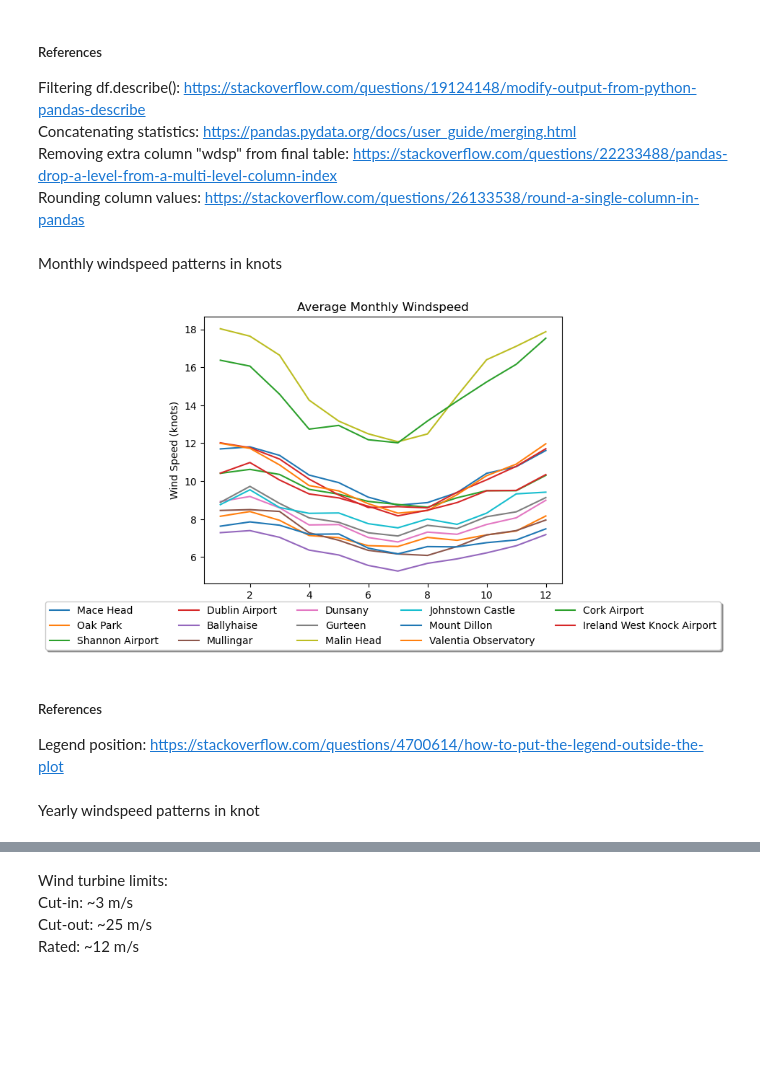
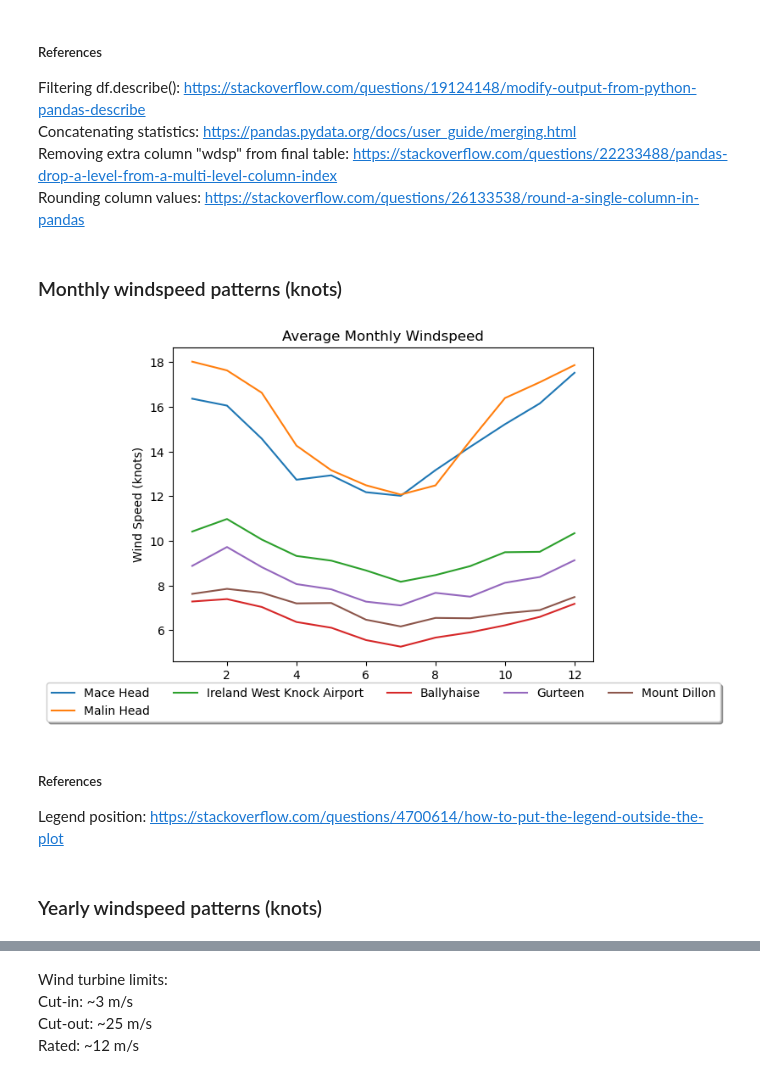
Before and after one commit to vanelyraa/programming-for-data-analytics, a Jupyter notebook: project/project.ipynb, the cells around one changed output, grey strips where cells are left out. Saved outputs shown, nothing was run; the diff lists cells and outputs as text; code cells hidden in the pictures; blank space fills up the shorter version.

Commit message:
Hourly data and clean up, stations reduced

```diff
--- a/project/project.ipynb
+++ b/project/project.ipynb
@@ -63,27 +52,16 @@ df_cork.head()
 # %%
 # Mapping CSV filepaths
 weather_files = {
-    "cork": "datasets/dly3904_cork.csv",
-    "oakpark": "datasets/dly375_oak_park.csv",
-    "shannon": "datasets/dly518_shannon.csv",
-    "dublin": "datasets/dly532_dublin.csv",
+    "mace": "datasets/dly275_mace_head.csv",
+    "malin": "datasets/dly1575_malin_head.csv",
+    "knock": "datasets/dly4935_knock_airport.csv",
     "ballyhaise": "datasets/dly675_ballyhaise.csv",
-    "mullingar": "datasets/dly875_mullingar.csv",
-    "dunsany": "datasets/dly1375_dunsany.csv",
     "gurteen": "datasets/dly1475_gurteen.csv",
-    "malin": "datasets/dly1575_malin_head.csv",
-    "johnstown": "datasets/dly1775_johnstown.csv",
-    "mtdillon": "datasets/dly1975_mt_dillon.csv",
-    "valentia": "datasets/dly2275_valentia.csv",
-    "mace": "datasets/dly275_mace_head.csv",
-    "knock": "datasets/dly4935_knock_airport.csv"}
+    "mtdillon": "datasets/dly1975_mt_dillon.csv"}
 
-# Dictionary to store data
+# Dictionaries to store data
 df_weather = {}
 
 # For loop to read CSV files
 for key, value in weather_files.items():
     df_weather[key] = pd.read_csv(value, skiprows=24)
-
-# Printing head for reference
-# print(df_cork.head())
@@ -101,6 +108,6 @@ Cleaning up dataset data
 # %%
 # List of columns from dataset to be dropped
-drop_columns = ["ind","maxtp","ind.1","mintp","igmin","gmin","ind.2","cbl","ind.3","ind.4","ind.5","sun","dos","soil","pe","evap","smd_wd","smd_md","smd_pd"]
+drop_columns = ["ind","maxtp","ind.1","mintp","igmin","gmin","ind.2","cbl","ind.3","ind.4","ind.5","sun","dos","soil","pe","evap","smd_wd","smd_md","smd_pd","glorad"]
 
 # Loop over all stations
 for weather_files, df in df_weather.items():
@@ -123,5 +130,5 @@ for weather_files, df in df_weather.items():
     # Writing clean data to database
     df.to_sql(f"{weather_files}_data", conn, if_exists="replace", index=False)
 
-# Example: print Cork head after cleaning
-print(df_weather["cork"].head())
+# Example: print Mace head after cleaning
+# print(df_weather["mace"].head())
@@ -146,6 +181,6 @@ Wind Speed Statistics per location
 # %%
 # List of stations you want to analyze
-all_stations = ["cork", "oakpark", "shannon", "dublin", "ballyhaise","mullingar", "dunsany", "gurteen", "malin", "johnstown","mtdillon", "valentia", "mace", "knock"]
+all_stations = ["mace", "malin", "knock", "ballyhaise", "gurteen","mtdillon"]
 
 # Dictionary to store stats
 all_stats = {}
@@ -188,39 +217,38 @@ Concatenating statistics: https://pandas.pydata.org/docs/user_guide/merging.html
 Removing extra column "wdsp" from final table: https://stackoverflow.com/questions/22233488/pandas-drop-a-level-from-a-multi-level-column-index
 Rounding column values: https://stackoverflow.com/questions/26133538/round-a-single-column-in-pandas
 # %% [markdown]
-Monthly windspeed patterns in knots
+### Monthly windspeed patterns (knots)
 # %%
 # List of stations for plot labels
-labels = ["Mace Head", "Oak Park", "Shannon Airport", "Dublin Airport","Ballyhaise", "Mullingar", "Dunsany", "Gurteen", "Malin Head","Johnstown Castle", "Mount Dillon", "Valentia Observatory",
-          "Cork Airport", "Ireland West Knock Airport"]
+labels = ["Mace Head", "Malin Head", "Ireland West Knock Airport", "Ballyhaise", "Gurteen", "Mount Dillon"]
 
 # Loop through stations
 for i in range(len(all_stations)): #Loop throught the length of the data, number of times to loop through
     station = all_stations[i] # Get the weather station at a determined position, first loop will fetch data from position 0 and so on
     label = labels[i] # Same as above but with labels
 
     # Grouping data and windspeed and calculating men windspeed per month
     monthly_mean = df_weather[station].groupby(df_weather[station]["date"].dt.month)["wdsp"].mean()
 
     # Ploting lines
     plt.plot(monthly_mean, label=label)
 
     # Printstatement for testing
     # print(monthly_mean)
 
 # Adding legend, title, and axis labels
 plt.legend(loc='upper center', bbox_to_anchor=(0.5, -0.05),fancybox=True, shadow=True, ncol=5)
 plt.title("Average Monthly Windspeed")
 plt.xlabel("Month")
 plt.ylabel("Wind Speed (knots)")
 plt.show()
 # %% [output]
-[figure, old version]
+[figure, new version]
 # %% [markdown]
 ##### References
 Legend position: https://stackoverflow.com/questions/4700614/how-to-put-the-legend-outside-the-plot
 # %% [markdown]
-Yearly windspeed patterns in knot
+### Yearly windspeed patterns (knots)
 # %%
 # Loop through stations
 for i in range(len(all_stations)): #Loop throught the length of the data, number of times to loop through
```
Also changed, not shown: parts of 52 cells of this notebook, 7 other files.
